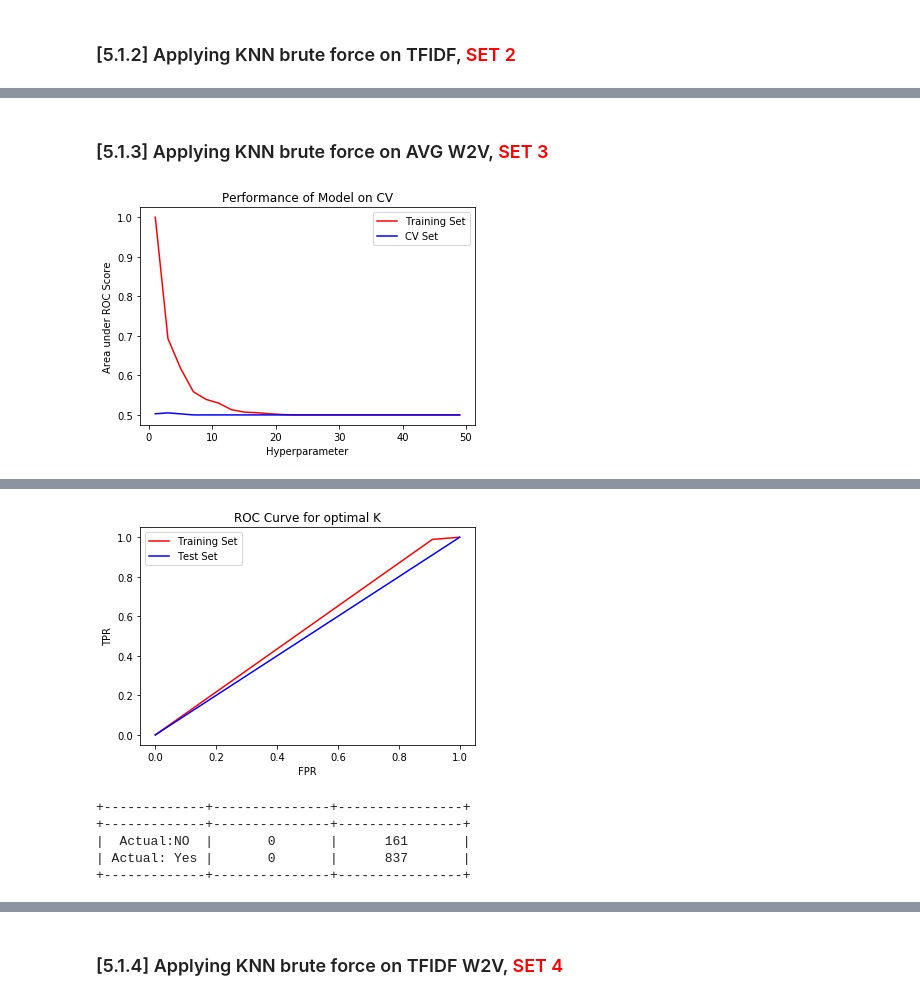
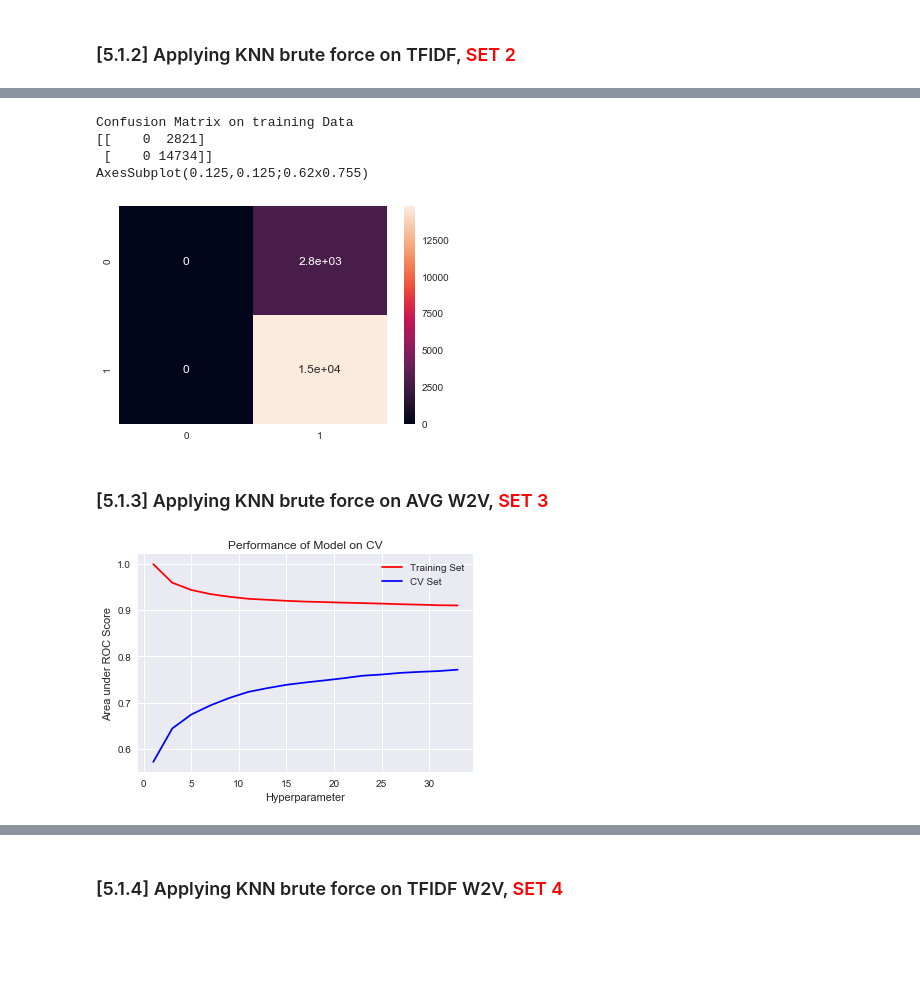
Before and after one commit to 4bhishek/AAIC, a Jupyter notebook: 03 Amazon Fine Food Reviews Analysis_KNN.ipynb, the cells around one changed output, grey strips where cells are left out. Saved outputs shown, nothing was run; the diff lists cells and outputs as text; code cells hidden in the pictures; blank space fills up the shorter version.

```diff
--- a/03 Amazon Fine Food Reviews Analysis_KNN.ipynb
+++ b/03 Amazon Fine Food Reviews Analysis_KNN.ipynb
@@ -96,7 +96,7 @@ con = sqlite3.connect('database.sqlite')
 # filtered_data = pd.read_sql_query(""" SELECT * FROM Reviews WHERE Score != 3 LIMIT 500000""", con)
 # for tsne assignment you can take 5k data points
 
-filtered_data = pd.read_sql_query(""" SELECT * FROM Reviews WHERE Score != 3 LIMIT 60000""", con)
+filtered_data = pd.read_sql_query(""" SELECT * FROM Reviews WHERE Score != 3 LIMIT 100000""", con)
 
 # Give reviews with Score>3 a positive rating(1), and reviews with a score<3 a negative rating(0).
 def partition(x):
@@ -1189,3 +1312,16 @@ AUC for CV set for K = 1: 0.5911079610757797
+# %%
+cm_test = confusion_matrix(Y_test,TFIDFpred_test_val)
+
+print("Confusion Matrix on training Data")
+print(cm_test)
+
+print(sns.heatmap(cm_test, annot = True))
+# %% [output]
+Confusion Matrix on training Data
+[[    0  2821]
+ [    0 14734]]
+AxesSubplot(0.125,0.125;0.62x0.755)
+[figure, added]
 # %% [markdown]
 ### [5.1.3] Applying KNN brute force on AVG W2V,<font color='red'> SET 3</font>
 # %%
@@ -1205,78 +1341,48 @@ table1_Avg_W2V.field_names = ["Hyperparameter", "AUC_Train", "AUC_CV"]
 #print(type(sent_vectors_train))
 #print(str(len(sent_vectors_train)))
 
+#running Cross Validation for optimal K
 
-for i in range(1,50,2):
+for i in tqdm(range(1,34,2)):
 
     knn = KNeighborsClassifier( n_neighbors = i)
 
     knn.fit(sent_vectors_train, Y_train)
 
-    Avg_W2Vpred_train = knn.predict(sent_vectors_train)
+    Avg_W2Vpred_train = []
 
-    Avg_W2Vpred_cv = knn.predict(sent_vectors_cv)
+    for k in range(0,len(sent_vectors_train), 3000):
+
+        Avg_W2Vpred_train.extend(knn.predict_proba(sent_vectors_train[k:k+3000])[:,1])
+
+    Avg_W2Vpred_cv = []
+
+    for l in range(0,len(sent_vectors_cv), 3000):
+
+        Avg_W2Vpred_cv.extend(knn.predict_proba(sent_vectors_cv[l:l+3000])[:,1])
 
     hyperparameter_Avg_W2V.append(i)
 
     auc_scoreAvg_W2V_train = roc_auc_score(Y_train, Avg_W2Vpred_train)
     auc_scoresAvg_W2V_train.append(auc_scoreAvg_W2V_train)
 
     auc_scoreAvg_W2V_cv = roc_auc_score(Y_cv, Avg_W2Vpred_cv)
     auc_scoresAvg_W2V_cv.append(auc_scoreAvg_W2V_cv)
 
     table1_Avg_W2V.add_row([i,auc_scoreAvg_W2V_train, auc_scoreAvg_W2V_cv])
 
 
 plt.plot(hyperparameter_Avg_W2V, auc_scoresAvg_W2V_train, 'r',label = 'Training Set')
 plt.plot( hyperparameter_Avg_W2V, auc_scoresAvg_W2V_cv, 'blue', label = 'CV Set')
 plt.title("Performance of Model on CV")
 plt.xlabel("Hyperparameter")
 plt.ylabel("Area under ROC Score")
 plt.legend()
 plt.show()
 
 print(table1_Avg_W2V)
-
-
-print("from the plot the optimal K is 9")
-print("AUC for training set for K = 9: " + str(auc_scoresAvg_W2V_train[4]))
-print("AUC for CV set for K = 9: " + str(auc_scoresAvg_W2V_cv[4]))
-
-
-
-knn = KNeighborsClassifier(n_neighbors = 9)
-
-knn.fit(sent_vectors_train, Y_train)
-
-Avg_W2Vpred_train = knn.predict(sent_vectors_train)
-
-Avg_W2Vpred_test = knn.predict(sent_vectors_test)
-
-Avg_W2Vfpr_train, Avg_W2Vtpr_train, Avg_W2Vthrshold_train = roc_curve(Y_train, Avg_W2Vpred_train)
-
-Avg_W2Vfpr_test, Avg_W2Vtpr_test, Avg_W2Vthrshold_test = roc_curve(Y_test, Avg_W2Vpred_test)
-
-
-plt.plot(Avg_W2Vfpr_train,Avg_W2Vtpr_train,'r', label="Training Set")
-plt.plot(Avg_W2Vfpr_test,Avg_W2Vtpr_test, 'blue', label = "Test Set")
-plt.title("ROC Curve for optimal K")
-plt.xlabel("FPR")
-plt.ylabel("TPR")
-plt.legend()
-plt.show()
-
-cm = confusion_matrix(Y_test,Avg_W2Vpred_test)
-
-
-table2_Avg_W2V = PrettyTable()
-
-table2_Avg_W2V.field_names = ["     ", "Predicted: NO", "Predicted: Yes"]
-
-table2_Avg_W2V.add_row(["Actual:NO", cm[0][0], cm[0][1]])
-table2_Avg_W2V.add_row(["Actual: Yes", cm[1][0], cm[1][1]])
-print(table2_Avg_W2V)
 # %% [output]
-[figure, old version]
+[figure, new version]
 +----------------+--------------------+--------------------+
 | Hyperparameter |     AUC_Train      |       AUC_CV       |
 +----------------+--------------------+--------------------+
@@ -1297,6 +1402,0 @@ AUC for CV set for K = 9: 0.5
-[figure, removed]
-+-------------+---------------+----------------+
-+-------------+---------------+----------------+
-|  Actual:NO  |       0       |      161       |
-| Actual: Yes |       0       |      837       |
-+-------------+---------------+----------------+
```
Also changed, not shown: parts of 57 cells of this notebook.
